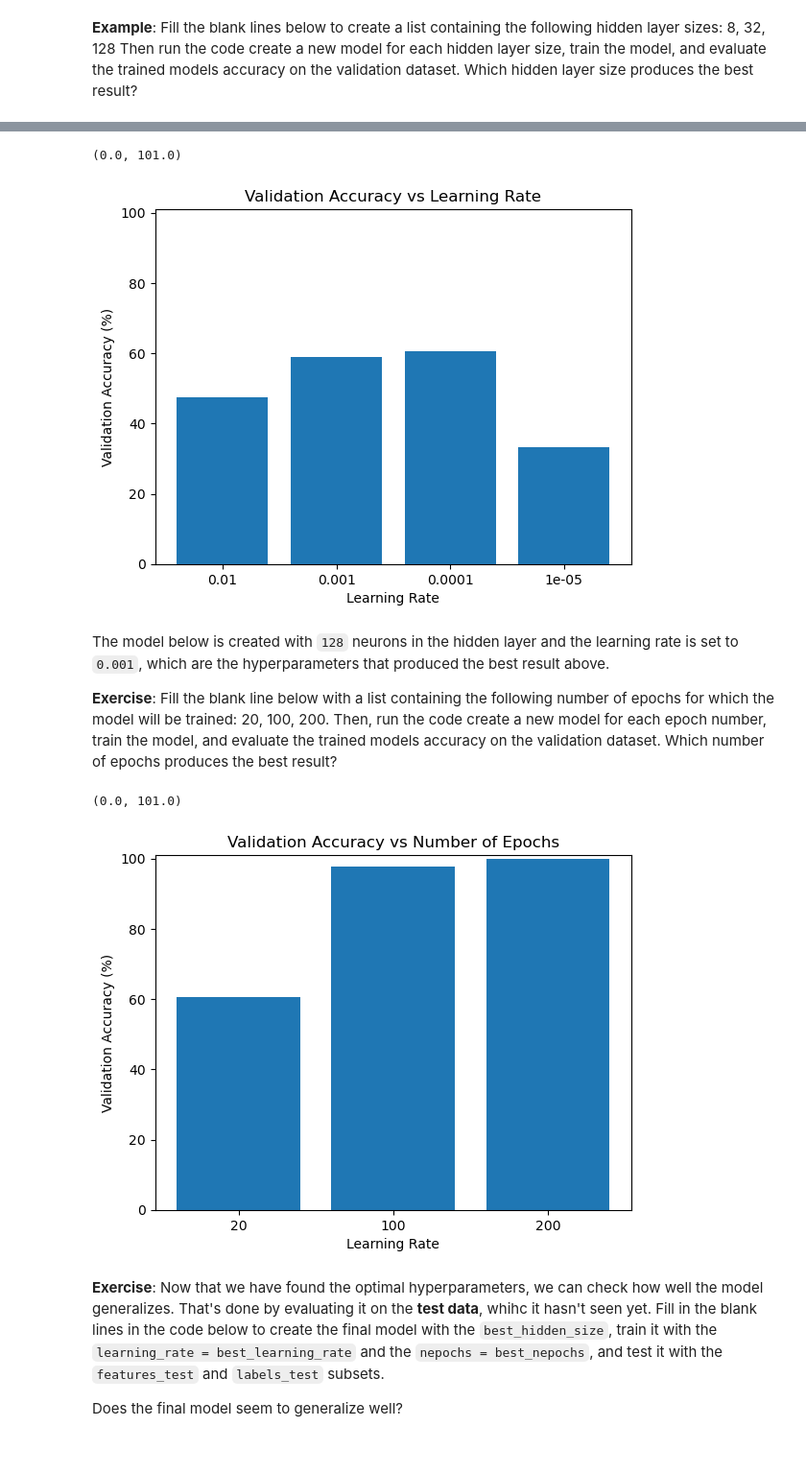
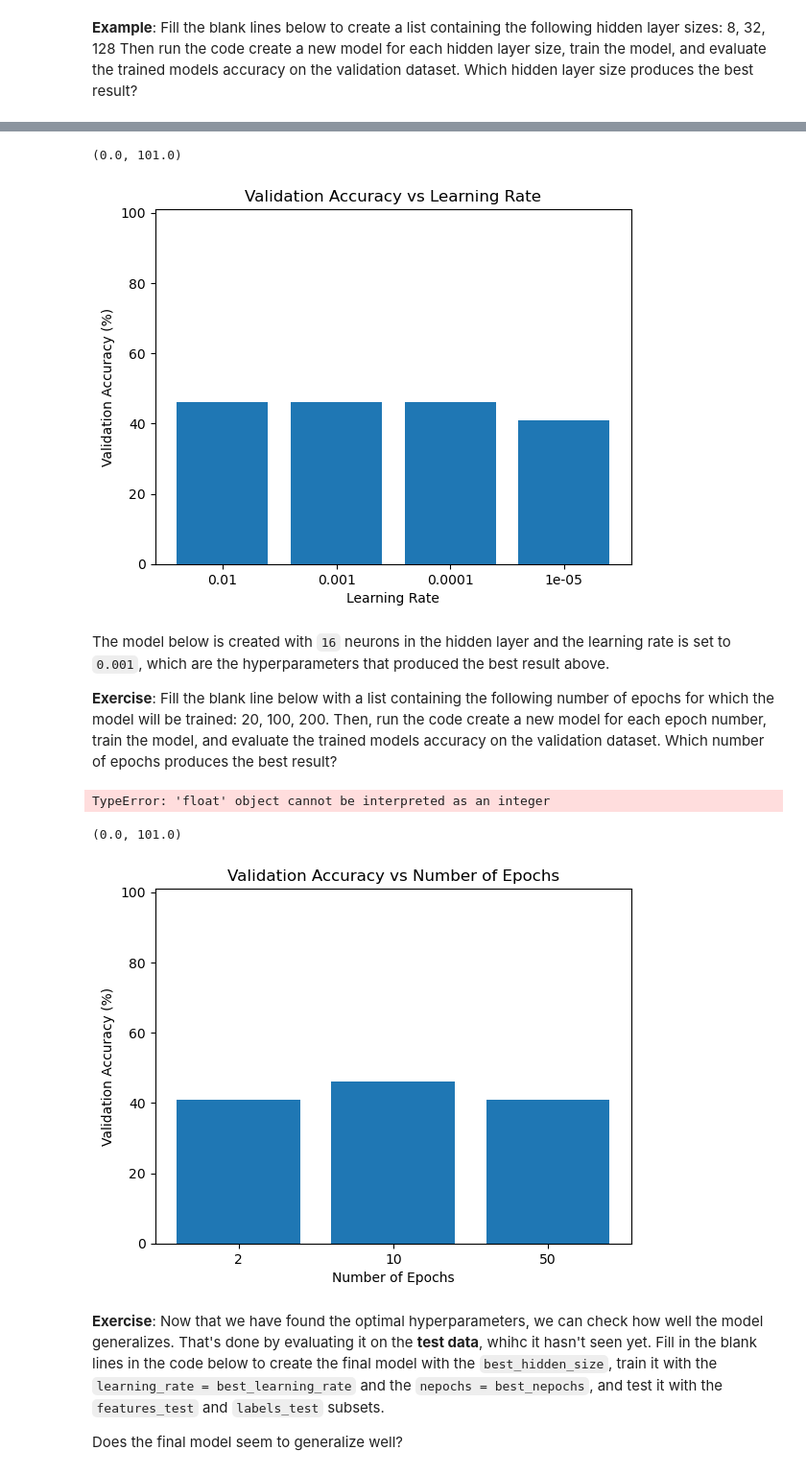
Before and after one commit to atleer/intro-to-deep-learning-dev, a Jupyter notebook: Day02/08_train_test_splitting_and_hyperparameter_tuning.ipynb/08_train_test_splitting_and_hyperparameter_tuning.ipynb, the cells around one changed output, grey strips where cells are left out. Shown at 96% size. Cells and saved outputs as stored; diff of their text form; code cells hidden in the pictures.

```diff
--- a/Day02/08_train_test_splitting_and_hyperparameter_tuning.ipynb/08_train_test_splitting_and_hyperparameter_tuning.ipynb
+++ b/Day02/08_train_test_splitting_and_hyperparameter_tuning.ipynb/08_train_test_splitting_and_hyperparameter_tuning.ipynb
@@ -277,14 +296,14 @@ class Model(nn.Module):
 **Example**: Fill the blank lines below to create a list containing the following hidden layer sizes: 8, 32, 128 Then run the code create a new model for each hidden layer size, train the model, and evaluate the trained models accuracy on the validation dataset. Which hidden layer size produces the best result?
 # %%
 # set hidden layer sizes
-hidden_layer_sizes = ___ # complete this line
-hidden_layer_sizes = [8, 32, 128] # solution
+last_hidden_layer_sizes = ___ # complete this line
+last_hidden_layer_sizes = [8, 16, 32, 64, 128, 256] # solution
 
 accuracies_val = []
-for hidden_layer_size in hidden_layer_sizes:
+for last_hidden_layer_size in last_hidden_layer_sizes:
     # create model
     torch.manual_seed(SEED)
-    model = Model(hidden_layer_size=hidden_layer_size)
+    model = Model(hidden_layer_size=last_hidden_layer_size)
 
     # train the model
     utils.train(model, features_train, labels_train,)
@@ -294,7 +313,7 @@ for hidden_layer_size in hidden_layer_sizes:
     accuracies_val.append(accuracy_val)
 
 # plot results
-plt.bar([str(h) for h in hidden_layer_sizes], accuracies_val)
+plt.bar([str(h) for h in last_hidden_layer_sizes], accuracies_val)
 plt.xlabel('Hidden Layer Size')
 plt.ylabel('Validation Accuracy (%)')
 plt.title('Validation Accuracy vs Hidden Layer Size')
@@ -314,7 +333,7 @@ accuracies_val = []
 for learning_rate in learning_rates:
     # create model
     torch.manual_seed(SEED)
-    model = Model(hidden_layer_size=hidden_layer_size)
+    model = Model(last_hidden_layer_size=32)
 
     # train the model
     utils.train(model, features_train, labels_train, learning_rate=learning_rate)
@@ -339,7 +358,7 @@ accuracies_val = []
 for learning_rate in learning_rates:
     # create model
     torch.manual_seed(SEED)
-    model = Model(hidden_layer_size=128)
+    model = Model(hidden_layer_size=64)
 
     # train the model
     utils.train(model, features_train, labels_train, learning_rate = learning_rate,)
@@ -356,9 +375,9 @@ plt.title('Validation Accuracy vs Learning Rate')
 plt.ylim([0, 101])
 # %% [output]
 (0.0, 101.0)
-[figure, old version]
+[figure, new version]
 # %% [markdown]
-The model below is created with `128` neurons in the hidden layer and the learning rate is set to `0.001`, which are the hyperparameters that produced the best result above.
+The model below is created with `16` neurons in the hidden layer and the learning rate is set to `0.001`, which are the hyperparameters that produced the best result above.
 
 **Exercise**: Fill the blank line below with a list containing the following number of epochs for which the model will be trained: 20, 100, 200. Then, run the code create a new model for each epoch number, train the model, and evaluate the trained models accuracy on the validation dataset. Which number of epochs produces the best result?
 # %%
@@ -369,10 +388,10 @@ accuracies_val = []
 for nepochs in number_of_epochs:
     # create model
     torch.manual_seed(SEED)
-    model = Model(hidden_layer_size=128)
+    model = Model(hidden_layer_size=32)
 
     # train the model
-    utils.train(model, features_train, labels_train, learning_rate=0.0001, nepochs=nepochs)
+    utils.train(model, features_train, labels_train, learning_rate=0.001, nepochs=nepochs)
 
     # calculate validation accuracy
     accuracy_val = utils.calculate_accuracy(model, features_val, labels_val)
@@ -384,32 +403,34 @@ plt.xlabel('Learning Rate')
 plt.ylabel('Validation Accuracy (%)')
 plt.title('Validation Accuracy vs Number of Epochs')
 plt.ylim([0, 101])
+# %% [output]
+TypeError: 'float' object cannot be interpreted as an integer
 # %%
 # set learning rates to try out
-number_of_epochs = [20, 100, 200] # solution
+number_of_epochs = [2, 10, 50] # solution
 
 accuracies_val = []
 for nepochs in number_of_epochs:
     # create model
     torch.manual_seed(SEED)
-    model = Model(hidden_layer_size=128)
+    model = Model(hidden_layer_size=64)
 
     # train the model
-    utils.train(model, features_train, labels_train, learning_rate=0.0001, nepochs=nepochs)
+    utils.train(model, features_train, labels_train, learning_rate=0.001, nepochs=nepochs)
 
     # calculate validation accuracy
     accuracy_val = utils.calculate_accuracy(model, features_val, labels_val)
     accuracies_val.append(accuracy_val)
 
 # plot results
 plt.bar([str(nepochs) for nepochs in number_of_epochs], accuracies_val)
-plt.xlabel('Learning Rate')
+plt.xlabel('Number of Epochs')
 plt.ylabel('Validation Accuracy (%)')
 plt.title('Validation Accuracy vs Number of Epochs')
 plt.ylim([0, 101])
 # %% [output]
 (0.0, 101.0)
-[figure, old version]
+[figure, new version]
 # %% [markdown]
 **Exercise**: Now that we have found the optimal hyperparameters, we can check how well the model generalizes. That's done by evaluating it on the **test data**, whihc it hasn't seen yet. Fill in the blank lines in the code below to create the final model with the `best_hidden_size`, train it with the `learning_rate = best_learning_rate` and the `nepochs = best_nepochs`, and test it with the `features_test` and `labels_test` subsets.
 
```
Also changed, not shown: parts of 11 cells of this notebook, 1 other file.
